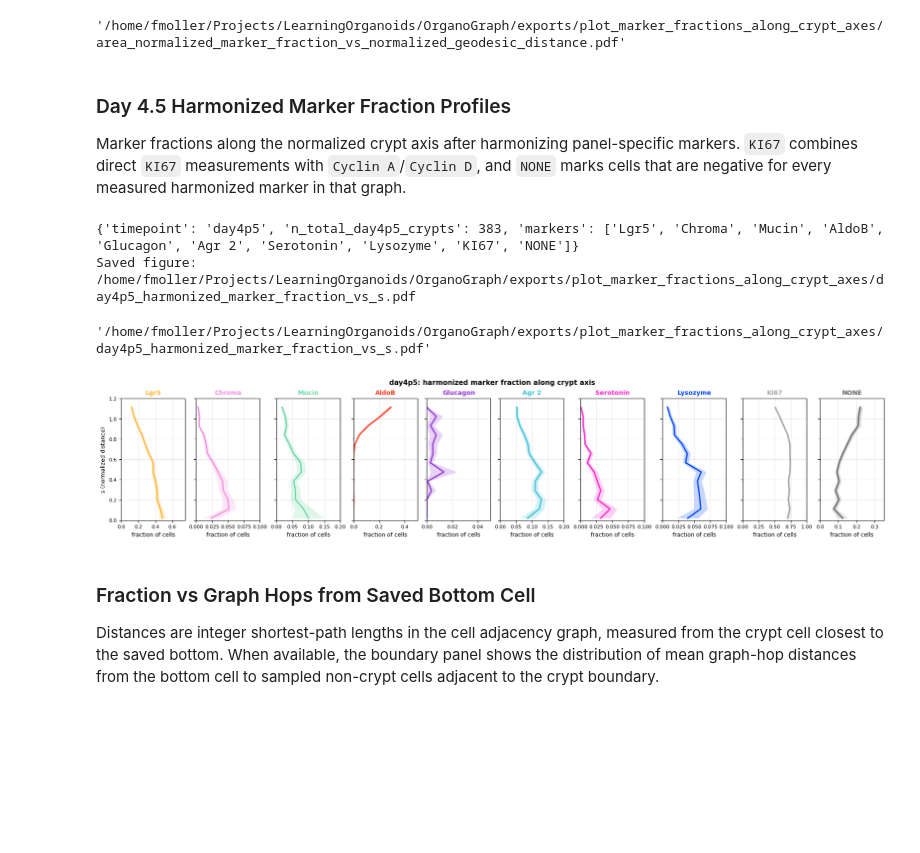
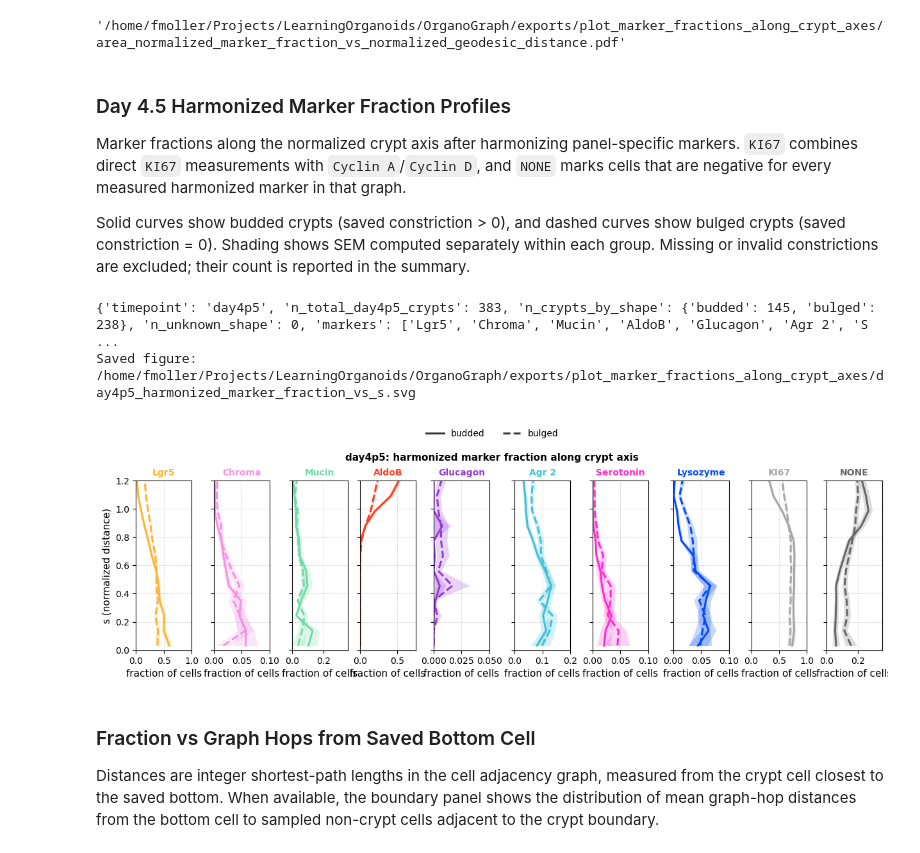
Before and after one commit to fskovbo/OrganoGraph, a Jupyter notebook: notebooks/plot_marker_fractions_along_crypt_axes.ipynb, the cells around one changed output. Cells and saved outputs as stored; diff of their text form; code cells hidden in the pictures; blank space fills up the shorter version.

Commit message:
Added a few more crypt analysis figures to notebooks

```diff
--- a/notebooks/plot_marker_fractions_along_crypt_axes.ipynb
+++ b/notebooks/plot_marker_fractions_along_crypt_axes.ipynb
@@ -1885,6 +1885,9 @@ Saved figure: /home/fmoller/Projects/LearningOrganoids/OrganoGraph/exports/plot_
 ### Day 4.5 Harmonized Marker Fraction Profiles
 
 Marker fractions along the normalized crypt axis after harmonizing panel-specific markers. `KI67` combines direct `KI67` measurements with `Cyclin A`/`Cyclin D`, and `NONE` marks cells that are negative for every measured harmonized marker in that graph.
+
+
+Solid curves show budded crypts (saved constriction > 0), and dashed curves show bulged crypts (saved constriction = 0). Shading shows SEM computed separately within each group. Missing or invalid constrictions are excluded; their count is reported in the summary.
 # %%
 DAY4P5_DISTANCE_BIN_EDGES = np.linspace(-0.02, 1.25, 13)
 
@@ -2085,6 +2088,12 @@ def plot_day4p5_harmonized_marker_fraction_vs_s(
     if not np.any(time_mask):
         raise ValueError(f"No crypts found for timepoint={timepoint!r}.")
 
+    constriction = pd.to_numeric(meta["constriction"], errors="coerce").to_numpy(dtype=float)
+    shape_groups = [
+        ("budded", "-", time_mask & np.isfinite(constriction) & (constriction > 0)),
+        ("bulged", "--", time_mask & np.isfinite(constriction) & (constriction == 0)),
+    ]
+
     n_markers = len(marker_subset)
     fig_width = max(8.0, panel_width * n_markers)
     fig, axes = plt.subplots(
@@ -2098,23 +2107,23 @@ def plot_day4p5_harmonized_marker_fraction_vs_s(
     axes = axes.ravel()
 
     for ax, marker_name, marker_idx in zip(axes, marker_subset, range(n_markers)):
-        mu, se = mean_and_sem(values_flat[time_mask, marker_idx, :])
         y = bin_centers[s_mask]
-        x = mu[s_mask]
-        xerr = se[s_mask]
         color = marker_colors.get(marker_name, "#333333")
+        panel_limits = []
+        for shape_name, linestyle, shape_mask in shape_groups:
+            mu, se = mean_and_sem(values_flat[shape_mask, marker_idx, :])
+            x = mu[s_mask]
+            xerr = se[s_mask]
+            panel_limits.extend([x, x + xerr])
+            if np.any(np.isfinite(x)):
+                ax.fill_betweenx(
+                    y, np.clip(x - xerr, 0.0, 1.0), np.clip(x + xerr, 0.0, 1.0),
+                    color=color, alpha=fill_alpha, linewidth=0,
+                )
+                ax.plot(x, y, color=color, linewidth=line_width,
+                        linestyle=linestyle, label=shape_name)
 
-        if np.any(np.isfinite(x)):
-            ax.fill_betweenx(
-                y,
-                np.clip(x - xerr, 0.0, 1.0),
-                np.clip(x + xerr, 0.0, 1.0),
-                color=color,
-                alpha=fill_alpha,
-                linewidth=0,
-            )
-            ax.plot(x, y, color=color, linewidth=line_width)
-        else:
+        if not np.any(np.isfinite(np.concatenate(panel_limits))):
             ax.text(
                 0.5,
                 0.5,
@@ -2128,7 +2137,7 @@ def plot_day4p5_harmonized_marker_fraction_vs_s(
 
         ax.set_title(marker_name, fontsize=10, fontweight="bold", color=color)
         ax.set_xlabel("fraction of cells", fontsize=11)
-        ax.set_xlim(0.0, _nice_fraction_xlim(np.concatenate([x, x + xerr])))
+        ax.set_xlim(0.0, _nice_fraction_xlim(np.concatenate(panel_limits)))
         ax.set_ylim(s_min, s_max)
         ax.grid(True, linestyle="--", linewidth=0.6, alpha=0.5)
         ax.tick_params(axis="both", labelsize=10)
@@ -2138,41 +2147,49 @@ def plot_day4p5_harmonized_marker_fraction_vs_s(
     axes[0].set_ylabel("s (normalized distance)", fontsize=11)
     fig.suptitle(f"{timepoint}: harmonized marker fraction along crypt axis", fontsize=11, fontweight="bold")
 
+    from matplotlib.lines import Line2D
+    fig.legend(
+        handles=[Line2D([], [], color="#333333", linestyle=style, linewidth=line_width, label=name)
+                 for name, style, _mask in shape_groups],
+        loc="lower center", bbox_to_anchor=(0.5, 1.02), ncol=2, frameon=False,
+    )
+
     summary = {
         "timepoint": timepoint,
         "n_total_day4p5_crypts": int(np.sum(time_mask)),
+        "n_crypts_by_shape": {name: int(mask.sum()) for name, _style, mask in shape_groups},
+        "n_unknown_shape": int(time_mask.sum() - sum(mask.sum() for _name, _style, mask in shape_groups)),
         "markers": marker_subset,
     }
     return fig, axes, summary
 
 
 day4p5_inspection_df = inspection_df[
     inspection_df["timepoint"].astype(str).eq("day4p5")
 ].copy()
 
 day4p5_harmonized_binned = collect_harmonized_marker_profiles_from_table_multi(
     inspection_df=day4p5_inspection_df,
     bin_edges=DAY4P5_DISTANCE_BIN_EDGES,
     marker_sources=DAY4P5_MARKER_SOURCES,
     marker_order=DAY4P5_MARKER_ORDER,
 )
 
 fig, axes, day4p5_harmonized_summary = plot_day4p5_harmonized_marker_fraction_vs_s(
     day4p5_harmonized_binned,
     marker_colors=marker_colors,
     timepoint="day4p5",
     s_min=0.0,
     s_max=1.20,
 )
 print(day4p5_harmonized_summary)
 svg_path = os.path.join(EXPORT_DIR, "day4p5_harmonized_marker_fraction_vs_s.svg")
 fig.savefig(svg_path, format="svg", bbox_inches="tight")
 print(f"Saved figure: {svg_path}")
 # %% [output]
-{'timepoint': 'day4p5', 'n_total_day4p5_crypts': 383, 'markers': ['Lgr5', 'Chroma', 'Mucin', 'AldoB', 'Glucagon', 'Agr 2', 'Serotonin', 'Lysozyme', 'KI67', 'NONE']}
-Saved figure: /home/fmoller/Projects/LearningOrganoids/OrganoGraph/exports/plot_marker_fractions_along_crypt_axes/day4p5_harmonized_marker_fraction_vs_s.pdf
+{'timepoint': 'day4p5', 'n_total_day4p5_crypts': 383, 'n_crypts_by_shape': {'budded': 145, 'bulged': 238}, 'n_unknown_shape': 0, 'markers': ['Lgr5', 'Chroma', 'Mucin', 'AldoB', 'Glucagon', 'Agr 2', 'S ...
+Saved figure: /home/fmoller/Projects/LearningOrganoids/OrganoGraph/exports/plot_marker_fractions_along_crypt_axes/day4p5_harmonized_marker_fraction_vs_s.svg
-'/home/fmoller/Projects/LearningOrganoids/OrganoGraph/exports/plot_marker_fractions_along_crypt_axes/day4p5_harmonized_marker_fraction_vs_s.pdf'
-[figure, old version]
+[figure, new version]
 # %% [markdown]
 ### Fraction vs Graph Hops from Saved Bottom Cell
 
```
Also changed, not shown: parts of 1 cell of this notebook, 7 other files.
